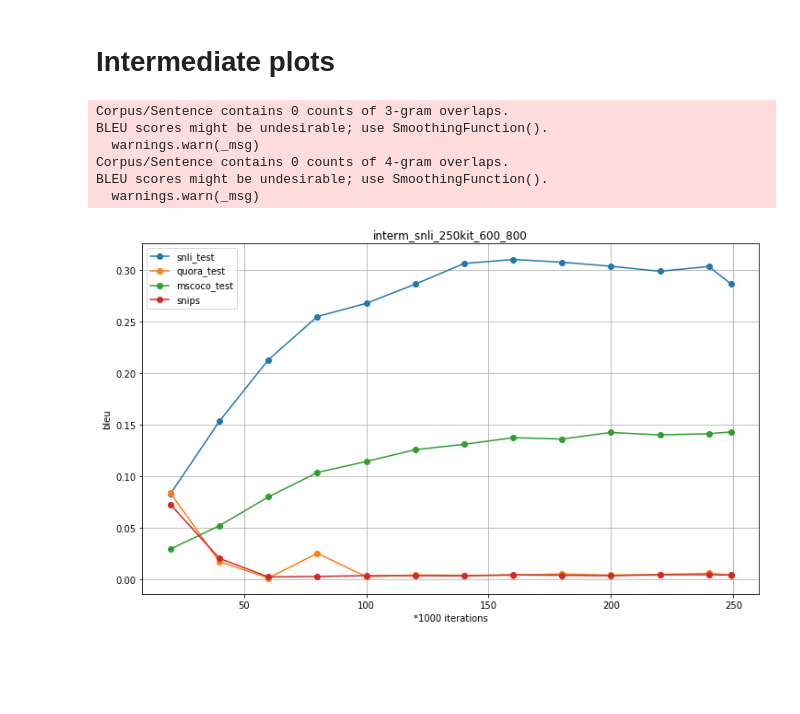
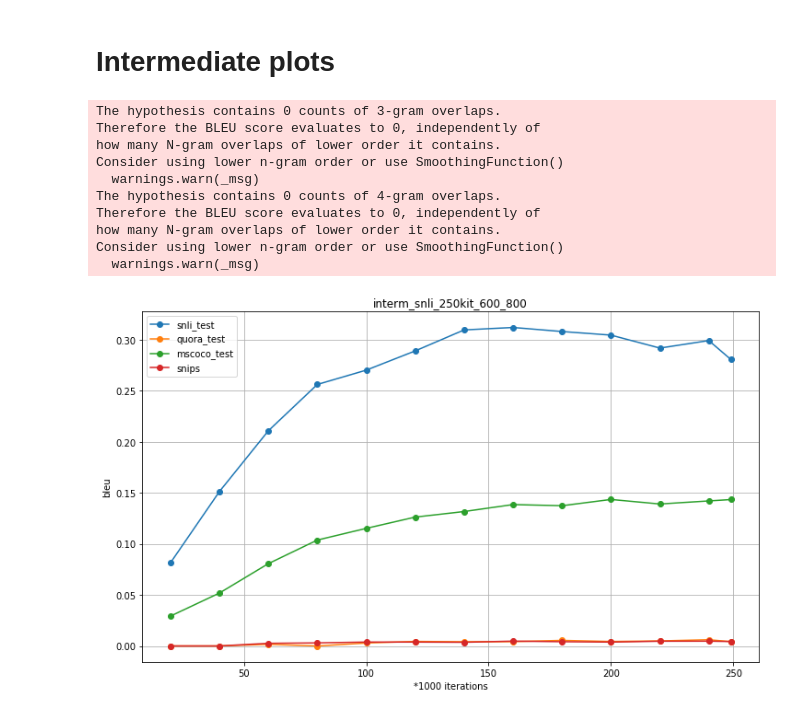
Before and after one commit to ale3otik/paraphrases-generator, a Jupyter notebook: plotter.ipynb, the cells around one changed output. Cells and saved outputs as stored; diff of their text form; code cells hidden in the pictures; blank space fills up the shorter version.

```diff
--- a/plotter.ipynb
+++ b/plotter.ipynb
@@ -251,38 +308,42 @@ snips : 0.01610874879582571
 def interm_plots_bleu(model_name):
     def _get_bleu(model_name, it):
         result = []
         for dataset in DATASETS:
             target = np.load('logs/intermediate/target_out_{}k_{}{}.txt.npy'.format(it, dataset, model_name))
             sampled = np.load('logs/intermediate/sampled_out_{}k_{}{}.txt.npy'.format(it, dataset, model_name))
             sampled = [s.split() for s in sampled]
-            sampled_list = [[s] for s in sampled]
-            result.append(nltk.translate.bleu_score.corpus_bleu(list_of_references=sampled_list, hypotheses=target))
+            target_list = [[t] for t in target]
+            result.append(corpus_bleu(list_of_references=target_list, hypotheses=sampled))
         return result
 
     bleu_result = []
     IT_RANGE = list(range(20, 241, 20)) + [249]
     for it in IT_RANGE:
         bleu = _get_bleu(model_name, it)
         bleu_result.append(bleu)
 
     bleu_result = np.array(bleu_result).T
     plt.figure(figsize=(12,7))
     for i in range(len(DATASETS)):
         plt.plot(IT_RANGE, bleu_result[i], '-o', label=DATASETS[i])
     plt.xlabel('*1000 iterations')
     plt.ylabel('bleu')
     plt.title(model_name)
     plt.grid(True)
     plt.legend(loc='best')
 
     plt.show()
 interm_plots_bleu('interm_snli_250kit_600_800')
 # %% [output]
-Corpus/Sentence contains 0 counts of 3-gram overlaps.
-BLEU scores might be undesirable; use SmoothingFunction().
+The hypothesis contains 0 counts of 3-gram overlaps.
+Therefore the BLEU score evaluates to 0, independently of
+how many N-gram overlaps of lower order it contains.
+Consider using lower n-gram order or use SmoothingFunction()
   warnings.warn(_msg)
-Corpus/Sentence contains 0 counts of 4-gram overlaps.
-BLEU scores might be undesirable; use SmoothingFunction().
+The hypothesis contains 0 counts of 4-gram overlaps.
+Therefore the BLEU score evaluates to 0, independently of
+how many N-gram overlaps of lower order it contains.
+Consider using lower n-gram order or use SmoothingFunction()
   warnings.warn(_msg)
-[figure, old version]
+[figure, new version]
 # %%
```
Also changed, not shown: parts of 32 cells of this notebook, 1 other file.
